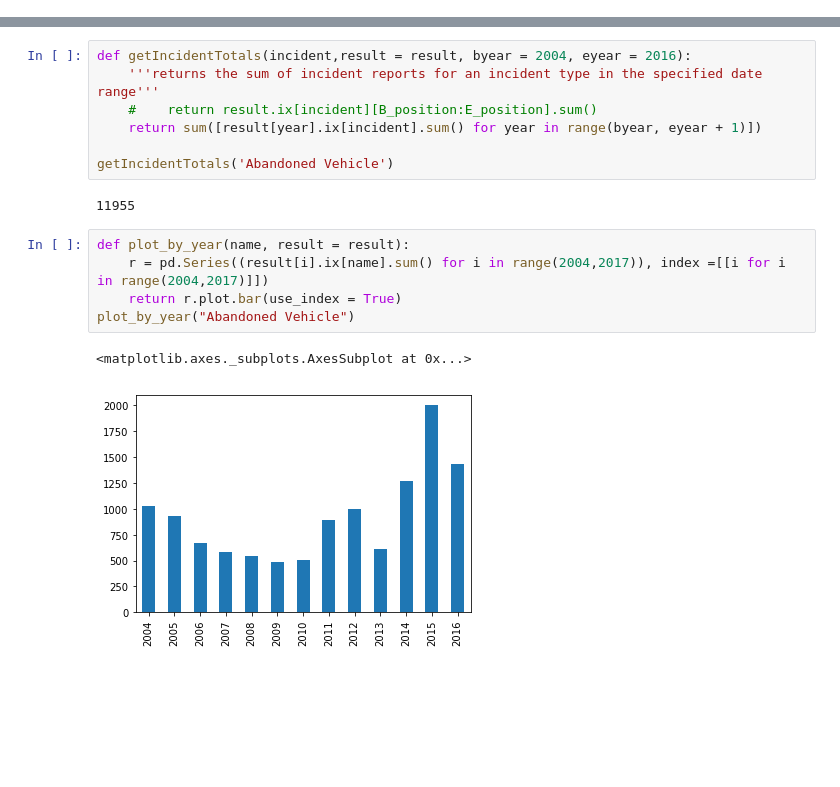
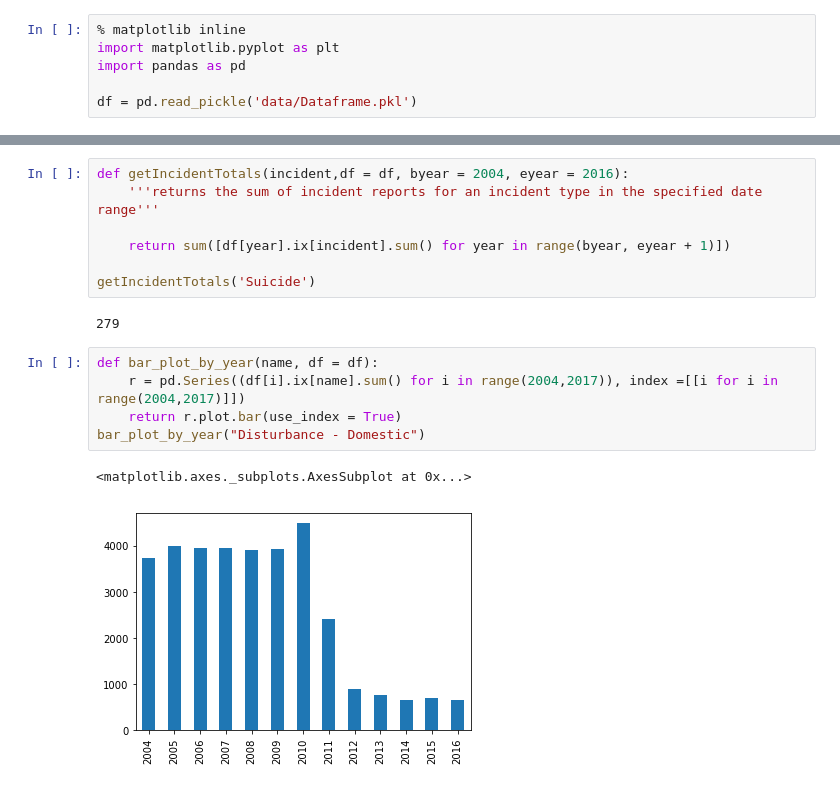
Before and after one commit to tscales/Springfield-Crime, a Jupyter notebook: Untitled.ipynb, the cells around one changed output, grey strips where cells are left out. Drawn from its saved outputs; the diff is of its cells as text; blank space fills up the shorter version.

```diff
--- a/Untitled.ipynb
+++ b/Untitled.ipynb
@@ -30,0 +1,6 @@ result = load_dataFrame()
+# %%
+% matplotlib inline
+import matplotlib.pyplot as plt
+import pandas as pd
+
+df = pd.read_pickle('data/Dataframe.pkl')
@@ -31,17 +16,17 @@ result = load_dataFrame()
 # %%
-def getIncidentTotals(incident,result = result, byear = 2004, eyear = 2016):
+def getIncidentTotals(incident,df = df, byear = 2004, eyear = 2016):
     '''returns the sum of incident reports for an incident type in the specified date range'''
-    #    return result.ix[incident][B_position:E_position].sum()
-    return sum([result[year].ix[incident].sum() for year in range(byear, eyear + 1)])
 
-getIncidentTotals('Abandoned Vehicle')
+    return sum([df[year].ix[incident].sum() for year in range(byear, eyear + 1)])
+
+getIncidentTotals('Suicide')
 # %% [output]
-11955
+279
 # %%
-def plot_by_year(name, result = result):
-    r = pd.Series((result[i].ix[name].sum() for i in range(2004,2017)), index =[[i for i in range(2004,2017)]])
+def bar_plot_by_year(name, df = df):
+    r = pd.Series((df[i].ix[name].sum() for i in range(2004,2017)), index =[[i for i in range(2004,2017)]])
     return r.plot.bar(use_index = True)
-plot_by_year("Abandoned Vehicle")
+bar_plot_by_year("Disturbance - Domestic")
 # %% [output]
 <matplotlib.axes._subplots.AxesSubplot at 0x...>
-[figure, old version]
+[figure, new version]
```
Also changed, not shown: parts of 11 cells of this notebook, 4 other files.
